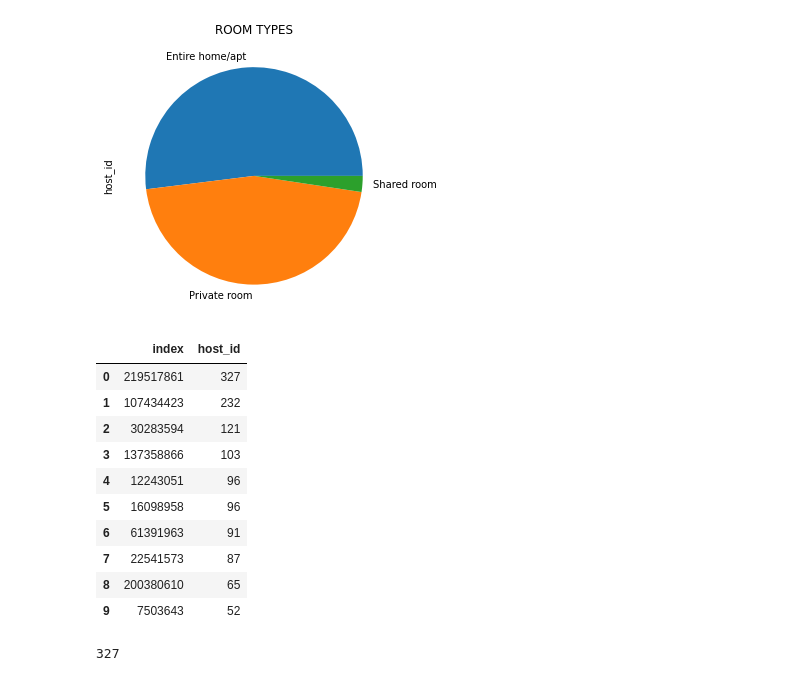
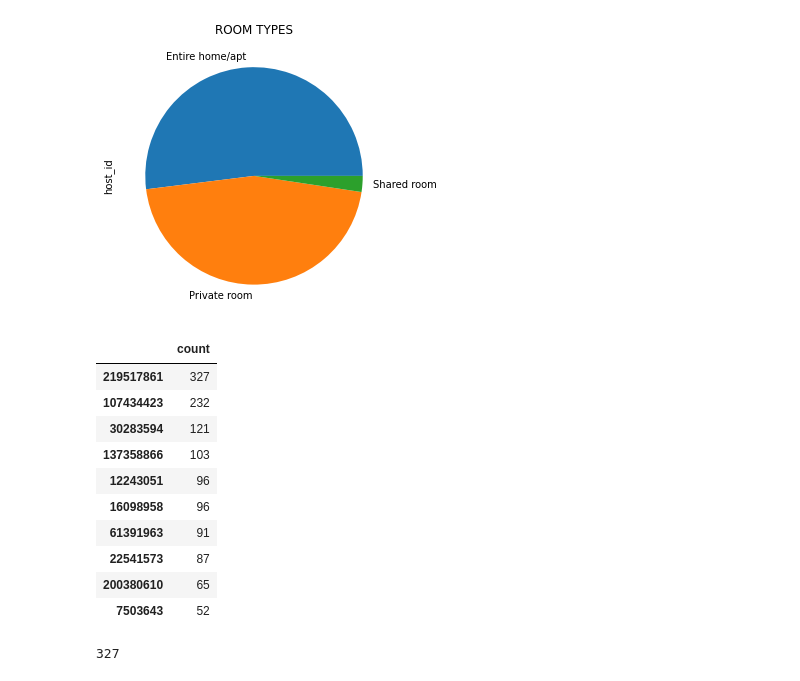
Before and after one commit to Creatrohit9/AIRBNB-PROJECT-1-CAPSTON, a Jupyter notebook: Final_Airbnb_Bookings_Analysis_Capstone_Project_1.ipynb, the cells around one changed output. Drawn from its saved outputs; the diff is of its cells as text; code cells hidden in the pictures.

```diff
--- a/Final_Airbnb_Bookings_Analysis_Capstone_Project_1.ipynb
+++ b/Final_Airbnb_Bookings_Analysis_Capstone_Project_1.ipynb
@@ -680,17 +680,18 @@ top_host=airbnb_df.host_id.value_counts().head(10).reset_index()
-# %%
-top_host
-# %% [output]
-|  | index | host_id |
-| 0 | 219517861 | 327 |
-| 1 | 107434423 | 232 |
-| 2 | 30283594 | 121 |
-| 3 | 137358866 | 103 |
-| 4 | 12243051 | 96 |
-| 5 | 16098958 | 96 |
-| 6 | 61391963 | 91 |
-| 7 | 22541573 | 87 |
-| 8 | 200380610 | 65 |
-| 9 | 7503643 | 52 |
+# %%
+top_host.rename(columns={'host_id':'count'}, inplace=True)
+top_host
+# %% [output]
+|  | count |
+| 219517861 | 327 |
+| 107434423 | 232 |
+| 30283594 | 121 |
+| 137358866 | 103 |
+| 12243051 | 96 |
+| 16098958 | 96 |
+| 61391963 | 91 |
+| 22541573 | 87 |
+| 200380610 | 65 |
+| 7503643 | 52 |
 # %%
 # findings on already existing columns
 top_host_check=airbnb_df.calculated_host_listings_count.max()
```
Also changed, not shown: parts of 4 cells of this notebook.
